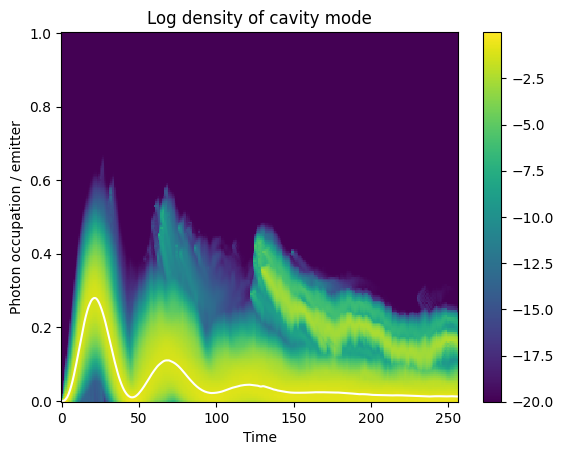
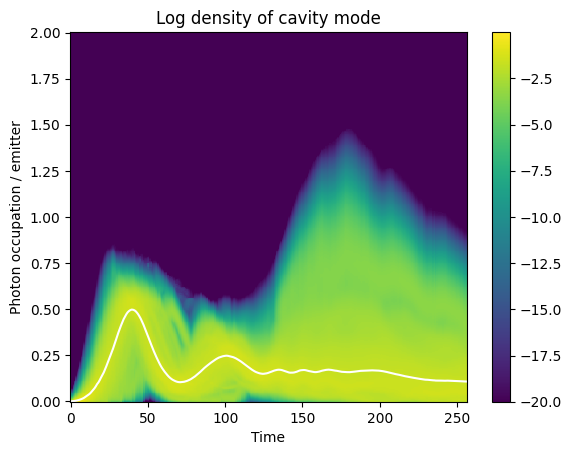
Code edit (unified diff) that turned the first committed figure into the second:
--- before
+++ after
@@ -1,3 +1,3 @@
-plt.pcolormesh(times, np.arange(N+1) / N, np.log10(data.boson_density + 1e-20))
+plt.pcolormesh(times, np.arange(2*N+1) / N, np.log10(data.boson_density + 1e-20))
 plt.plot(times, photon / N, c = 'white', ls = '-')
 plt.colorbar()

Commit: Implement more robust state truncation